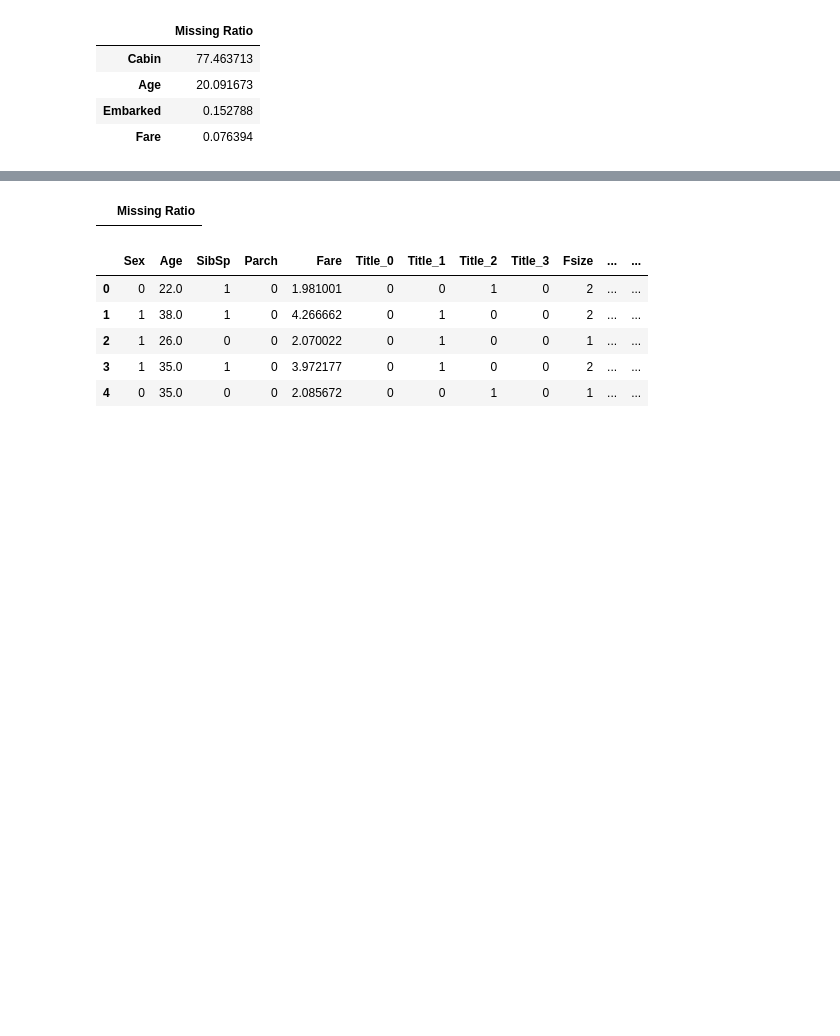
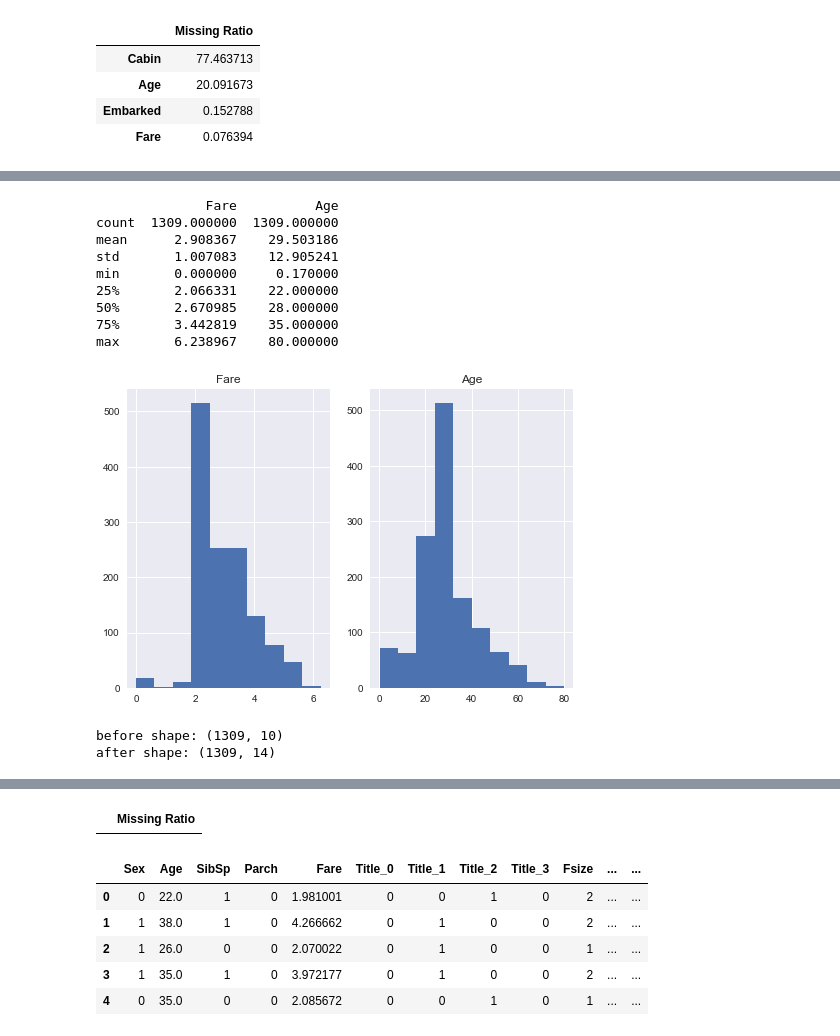
Before and after one commit to w2051200021/ML100Days, a Jupyter notebook: homework/Day_049_Blending_HW.ipynb, the cells around one changed output, grey strips where cells are left out. Cells and saved outputs as stored; diff of their text form; code cells hidden in the pictures; blank space fills up the shorter version.

```diff
--- a/homework/Day_049_Blending_HW.ipynb
+++ b/homework/Day_049_Blending_HW.ipynb
@@ -63,11 +93,35 @@ df["Sex"] = df["Sex"].map({"male": 0, "female":1})
 df["Fare"] = df["Fare"].map(lambda i: np.log(i) if i > 0 else 0)
 # Age : 缺值用中位數補
 df["Age"] = df["Age"].fillna(df['Age'].median())
+# %%
+feature = ['Fare', 'Age']
+print(df[feature].describe())
+for i in range(2):
+    plt.subplot(1, 2, i + 1)
+    df[feature[i]].hist()
+    plt.title(str(feature[i]))
+plt.show()
+# %% [output]
+              Fare          Age
+count  1309.000000  1309.000000
+mean      2.908367    29.503186
+std       1.007083    12.905241
+min       0.000000     0.170000
+25%       2.066331    22.000000
+50%       2.670985    28.000000
+75%       3.442819    35.000000
+max       6.238967    80.000000
+[figure, added]
 # %%
 # Title 的 特徵工程 : 將各種頭銜按照類型分類, 最後取 One Hot
+print(f'before shape: {df.shape}')
 df_title = [i.split(",")[1].split(".")[0].strip() for i in df["Name"]]
 df["Title"] = pd.Series(df_title)
 df["Title"] = df["Title"].replace(['Lady', 'the Countess','Countess','Capt', 'Col','Don', 'Dr', 'Major', 'Rev', 'Sir', 'Jonkheer', 'Dona'], 'Rare')
 df["Title"] = df["Title"].map({"Master":0, "Miss":1, "Ms" : 1 , "Mme":1, "Mlle":1, "Mrs":1, "Mr":2, "Rare":3})
 df["Title"] = df["Title"].astype(int)
-df = pd.get_dummies(df, columns = ["Title"])
+df = pd.get_dummies(df, columns = ["Title"]) # 多了 0, 1, 2, 3，四個特徵
+print(f'after shape: {df.shape}')
+# %% [output]
+before shape: (1309, 10)
+after shape: (1309, 14)
```
Also changed, not shown: parts of 19 cells of this notebook, 9 other files.
